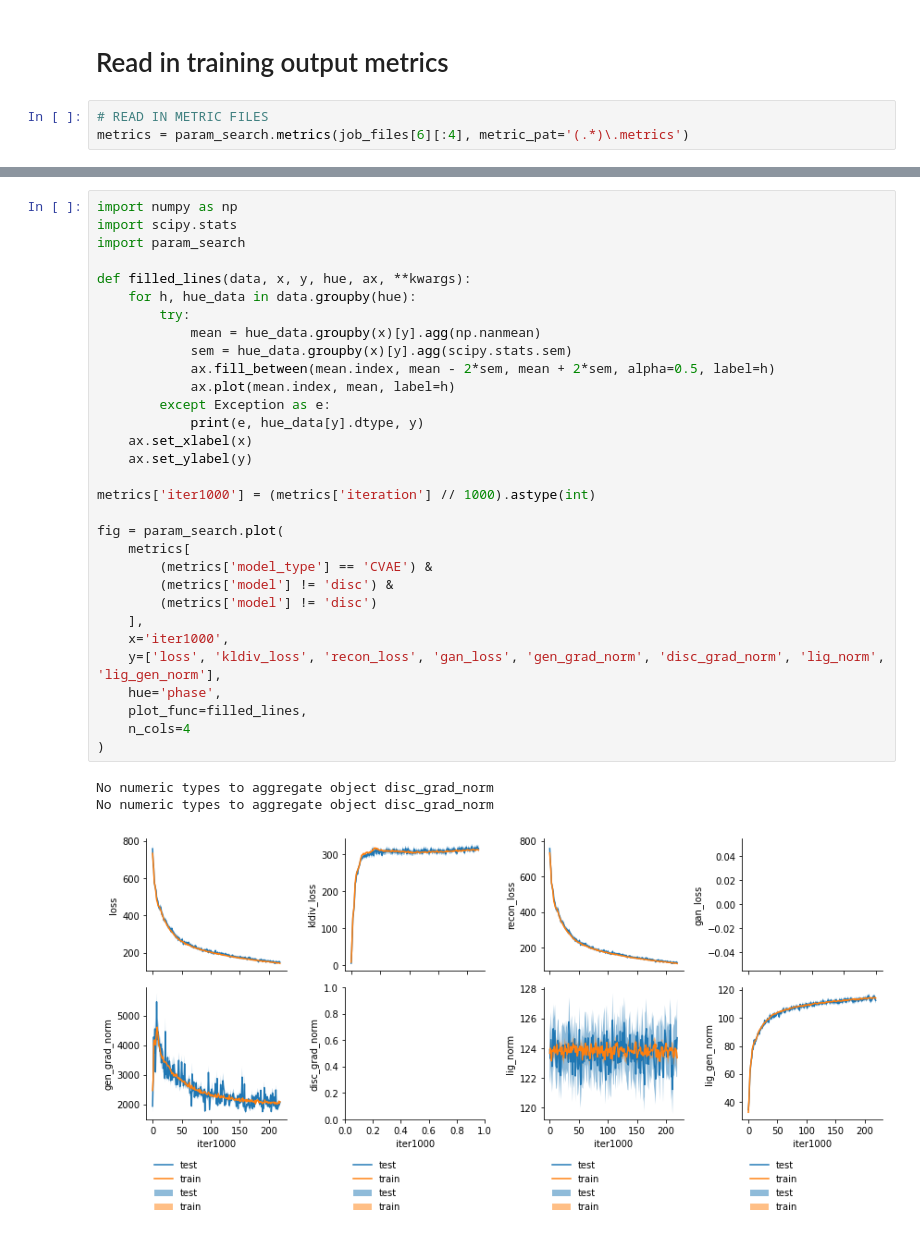
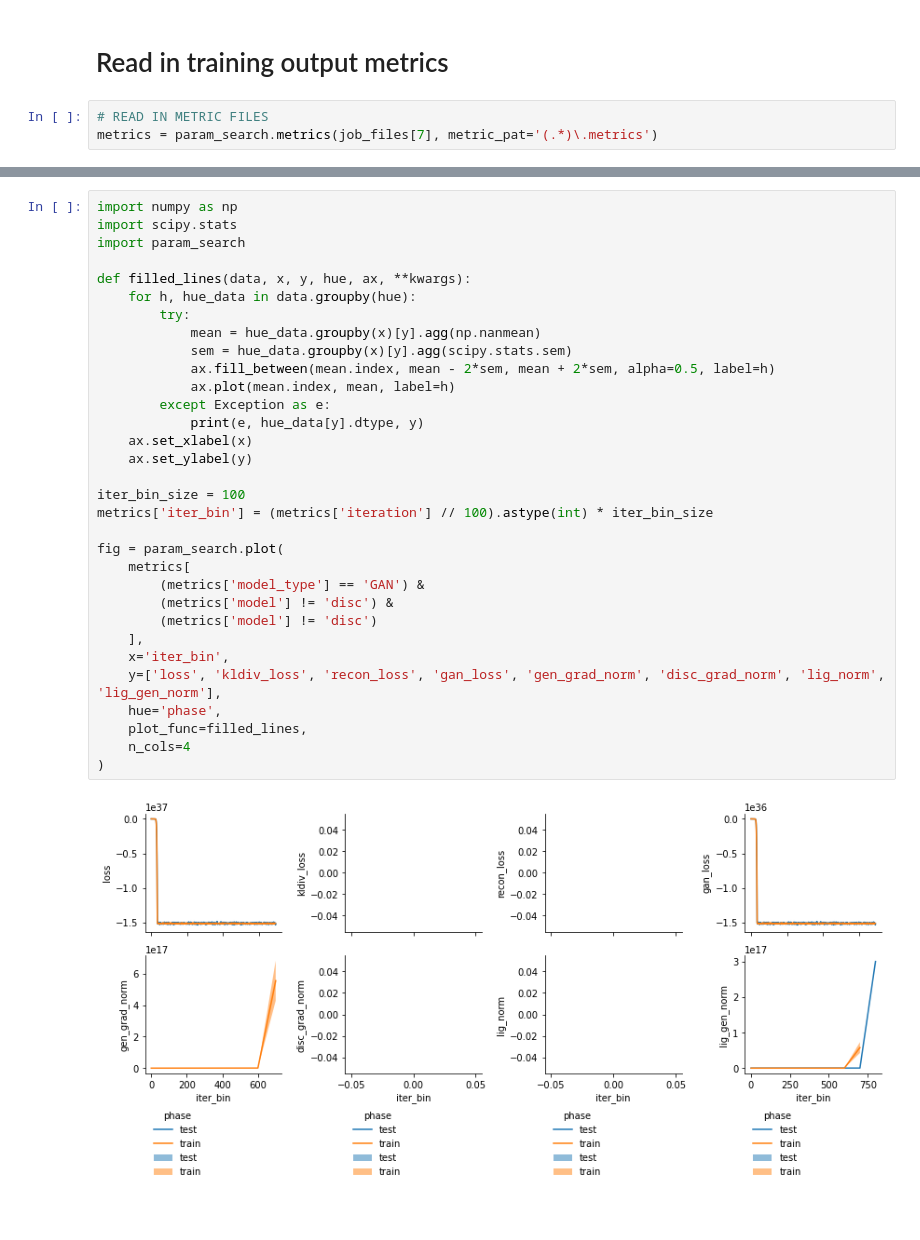
Before and after one commit to mattragoza/ipython-notebooks, a Jupyter notebook: torch_training.ipynb, the cells around one changed output, grey strips where cells are left out. Drawn from its saved outputs; the diff is of its cells as text.

Commit message:
update torch_training with diff latent space sizes, random seeds, both GAN and WGAN

```diff
--- a/torch_training.ipynb
+++ b/torch_training.ipynb
@@ -168,7 +272,7 @@ errors
 # Read in training output metrics
 # %%
 # READ IN METRIC FILES
-metrics = param_search.metrics(job_files[6][:4], metric_pat='(.*)\.metrics')
+metrics = param_search.metrics(job_files[7], metric_pat='(.*)\.metrics')
 # %%
 def dtype(s):
     return s.dtype
@@ -229,35 +329,34 @@ metrics[
 # %%
 import numpy as np
 import scipy.stats
 import param_search
 
 def filled_lines(data, x, y, hue, ax, **kwargs):
     for h, hue_data in data.groupby(hue):
         try:
             mean = hue_data.groupby(x)[y].agg(np.nanmean)
             sem = hue_data.groupby(x)[y].agg(scipy.stats.sem)
             ax.fill_between(mean.index, mean - 2*sem, mean + 2*sem, alpha=0.5, label=h)
             ax.plot(mean.index, mean, label=h)
         except Exception as e:
             print(e, hue_data[y].dtype, y)
     ax.set_xlabel(x)
     ax.set_ylabel(y)
 
-metrics['iter1000'] = (metrics['iteration'] // 1000).astype(int)
+iter_bin_size = 100
+metrics['iter_bin'] = (metrics['iteration'] // 100).astype(int) * iter_bin_size
 
 fig = param_search.plot(
     metrics[
-        (metrics['model_type'] == 'CVAE') &
+        (metrics['model_type'] == 'GAN') &
         (metrics['model'] != 'disc') &
         (metrics['model'] != 'disc')
     ],
-    x='iter1000',
+    x='iter_bin',
     y=['loss', 'kldiv_loss', 'recon_loss', 'gan_loss', 'gen_grad_norm', 'disc_grad_norm', 'lig_norm', 'lig_gen_norm'],
     hue='phase',
     plot_func=filled_lines,
     n_cols=4
 )
 # %% [output]
-No numeric types to aggregate object disc_grad_norm
-No numeric types to aggregate object disc_grad_norm
-[figure, old version]
+[figure, new version]
```
Also changed, not shown: parts of 7 cells of this notebook.
